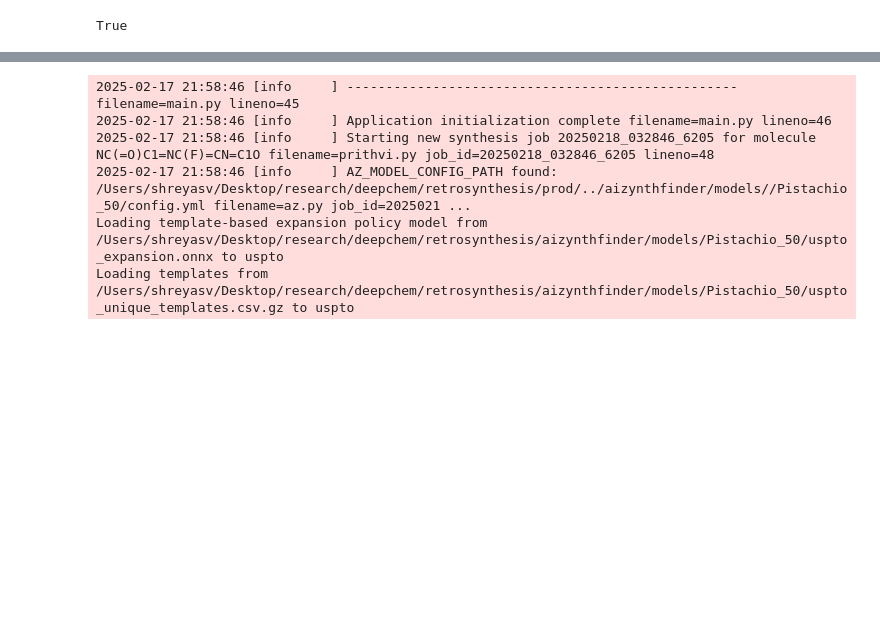
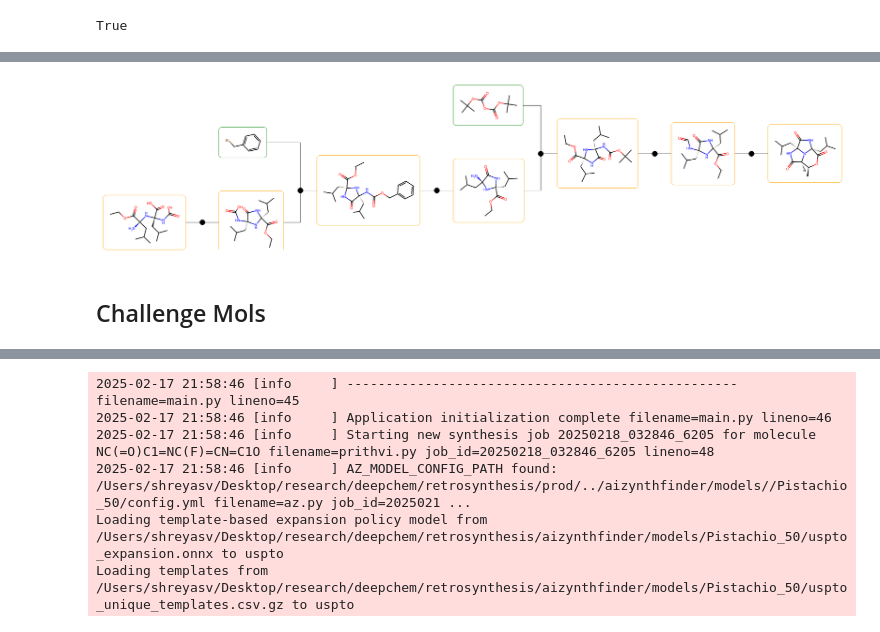
Before and after one commit to deepforestsci/DeepRetro, a Jupyter notebook: notebooks/prod_challenge.ipynb, the cells around one changed output, grey strips where cells are left out. Cells and saved outputs as stored; diff of their text form; code cells hidden in the pictures; blank space fills up the shorter version.

```diff
--- a/notebooks/prod_challenge.ipynb
+++ b/notebooks/prod_challenge.ipynb
@@ -19,3 +21,7 @@ True
 # %%
 mol_target = "ClC(C(OC)=C1)=CC2=C1[C@@H]3[C@@H](N(C)CC2)CCC4=CC=CC=C43"
 mol_target2 = "CC1=C2C(CC1C3=COC=C3)OC4C2(C(C5(C(C4OC(=O)C)C(C=CC5=O)(C)C(=O)OC)C)CC(=O)OC)C"
+
+mol_target3 = "O=C1[C@@]2(CC(C)C)N([C@]3([H])C(N2)=O)[C@](CC(C)C)(C(O[C@H]3C)=O)N1"
+# %%
+res = run_az_with_img(mol_target3, "Pistachio_100+")
@@ -22,5 +50,11 @@ mol_target2 = "CC1=C2C(CC1C3=COC=C3)OC4C2(C(C5(C(C4OC(=O)C)C(C=CC5=O)(C)C(=O)OC)
+# %%
+res[2][1]
+# %% [output]
+[figure, added]
 # %%
 # clear_cache_for_molecule(mol_target)
+# %% [markdown]
+## Challenge Mols
 # %%
 # challenge mols
 
```
Also changed, not shown: parts of 34 cells of this notebook, 37 other files.
